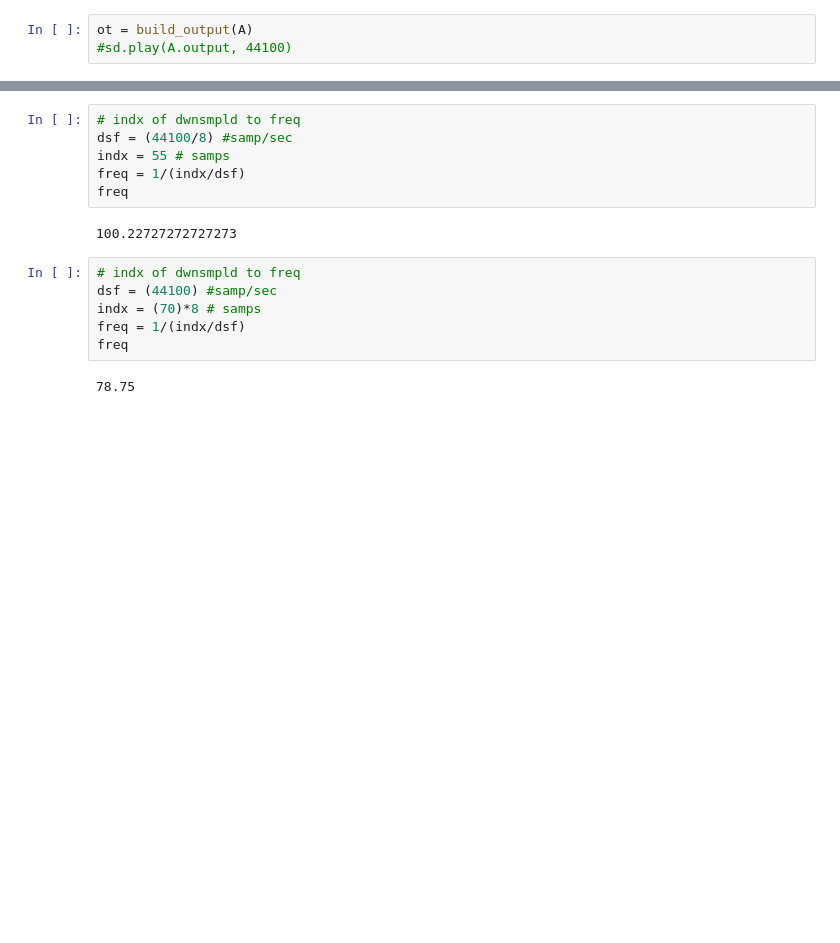
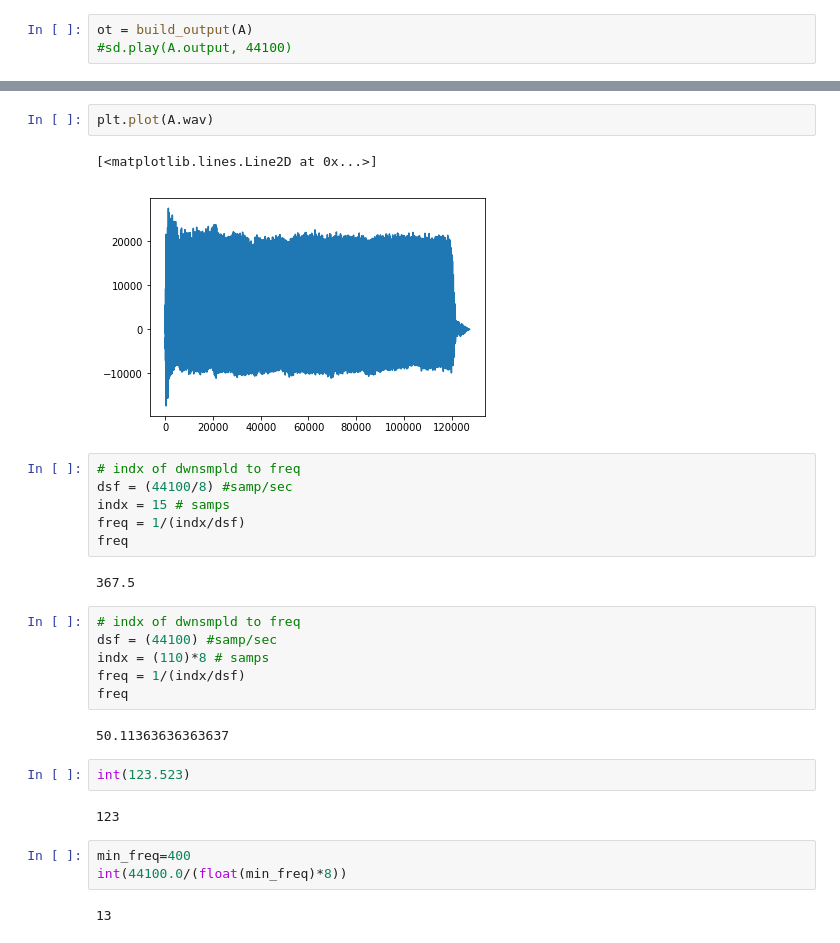
Before and after one commit to Eric-D-Stevens/OHSU, a Jupyter notebook: OHSU_Winter_2019/EE582/project/Auto_Tune_1.ipynb, the cells around one changed output, grey strips where cells are left out. Cells and saved outputs as stored; diff of their text form; blank space fills up the shorter version.

```diff
--- a/OHSU_Winter_2019/EE582/project/Auto_Tune_1.ipynb
+++ b/OHSU_Winter_2019/EE582/project/Auto_Tune_1.ipynb
@@ -216,16 +205,30 @@ sd.play(A.wav)
+# %%
+plt.plot(A.wav)
+# %% [output]
+[<matplotlib.lines.Line2D at 0x...>]
+[figure, added]
 # %%
 # indx of dwnsmpld to freq
 dsf = (44100/8) #samp/sec
-indx = 55 # samps
+indx = 15 # samps
 freq = 1/(indx/dsf)
 freq
 # %% [output]
-100.22727272727273
+367.5
 # %%
 # indx of dwnsmpld to freq
 dsf = (44100) #samp/sec
-indx = (70)*8 # samps
+indx = (110)*8 # samps
 freq = 1/(indx/dsf)
 freq
 # %% [output]
-78.75
+50.11363636363637
+# %%
+int(123.523)
+# %% [output]
+123
+# %%
+min_freq=400
+int(44100.0/(float(min_freq)*8))
+# %% [output]
+13
```
Also changed, not shown: parts of 10 cells of this notebook, 28 other files.
